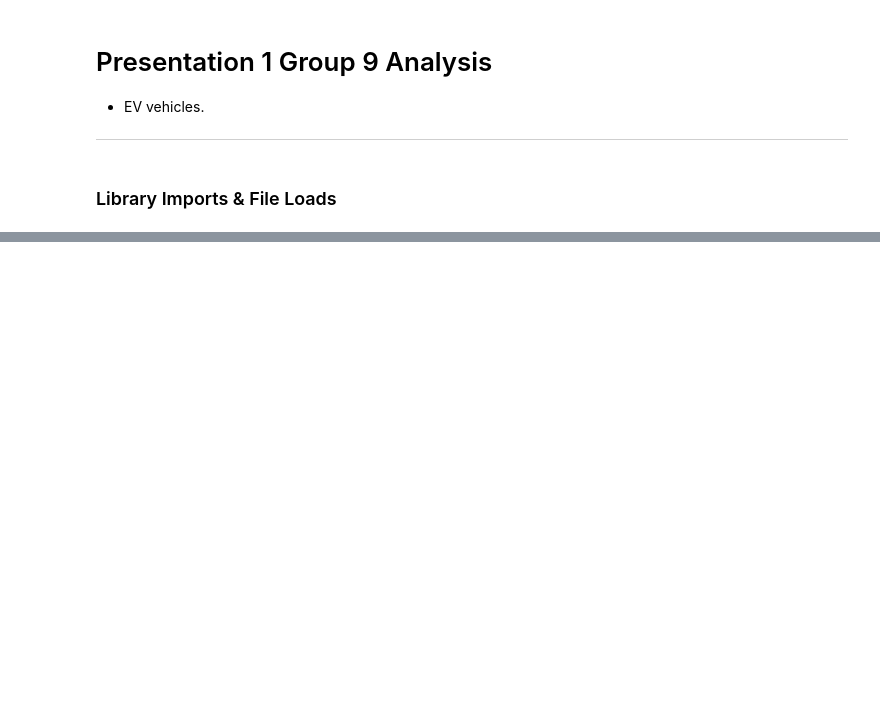
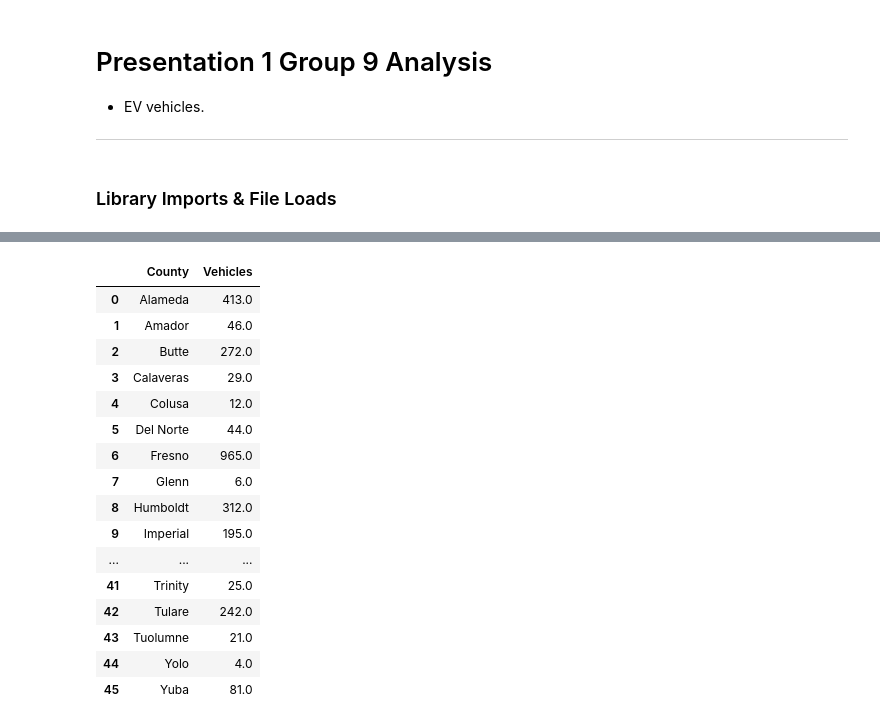
Before and after one commit to JaredWillson/group_9_project_1, a Jupyter notebook: presentation_1_jlh.ipynb, the cells around one changed output, grey strips where cells are left out. Saved outputs shown, nothing was run; the diff lists cells and outputs as text; code cells hidden in the pictures; blank space fills up the shorter version.

```diff
--- a/presentation_1_jlh.ipynb
+++ b/presentation_1_jlh.ipynb
@@ -1097,0 +322,28 @@ plt.show()
+# %%
+# Determine vehicle count per quartile for each county
+
+vehicle_count_by_county_df_2020_75 = total_vehicle_count_df_2020_75.groupby(['County'], as_index=False, sort=True)['Vehicles'].sum()
+vehicle_count_by_county_df_2020_25 = total_vehicle_count_df_2020_25.groupby(['County'], as_index=False, sort=True)['Vehicles'].sum()
+vehicle_count_by_county_df_2021_75 = total_vehicle_count_df_2021_75.groupby(['County'], as_index=False, sort=True)['Vehicles'].sum()
+vehicle_count_by_county_df_2021_25 = total_vehicle_count_df_2021_25.groupby(['County'], as_index=False, sort=True)['Vehicles'].sum()
+vehicle_count_by_county_df_2022_75 = total_vehicle_count_df_2022_75.groupby(['County'], as_index=False, sort=True)['Vehicles'].sum()
+vehicle_count_by_county_df_2022_25 = total_vehicle_count_df_2022_25.groupby(['County'], as_index=False, sort=True)['Vehicles'].sum()
+vehicle_count_by_county_df_2022_25
+# %% [output]
+|  | County | Vehicles |
+| 0 | Alameda | 413.0 |
+| 1 | Amador | 46.0 |
+| 2 | Butte | 272.0 |
+| 3 | Calaveras | 29.0 |
+| 4 | Colusa | 12.0 |
+| 5 | Del Norte | 44.0 |
+| 6 | Fresno | 965.0 |
+| 7 | Glenn | 6.0 |
+| 8 | Humboldt | 312.0 |
+| 9 | Imperial | 195.0 |
+| ... | ... | ... |
+| 41 | Trinity | 25.0 |
+| 42 | Tulare | 242.0 |
+| 43 | Tuolumne | 21.0 |
+| 44 | Yolo | 4.0 |
+| 45 | Yuba | 81.0 |
```
Also changed, not shown: parts of 62 cells of this notebook.
